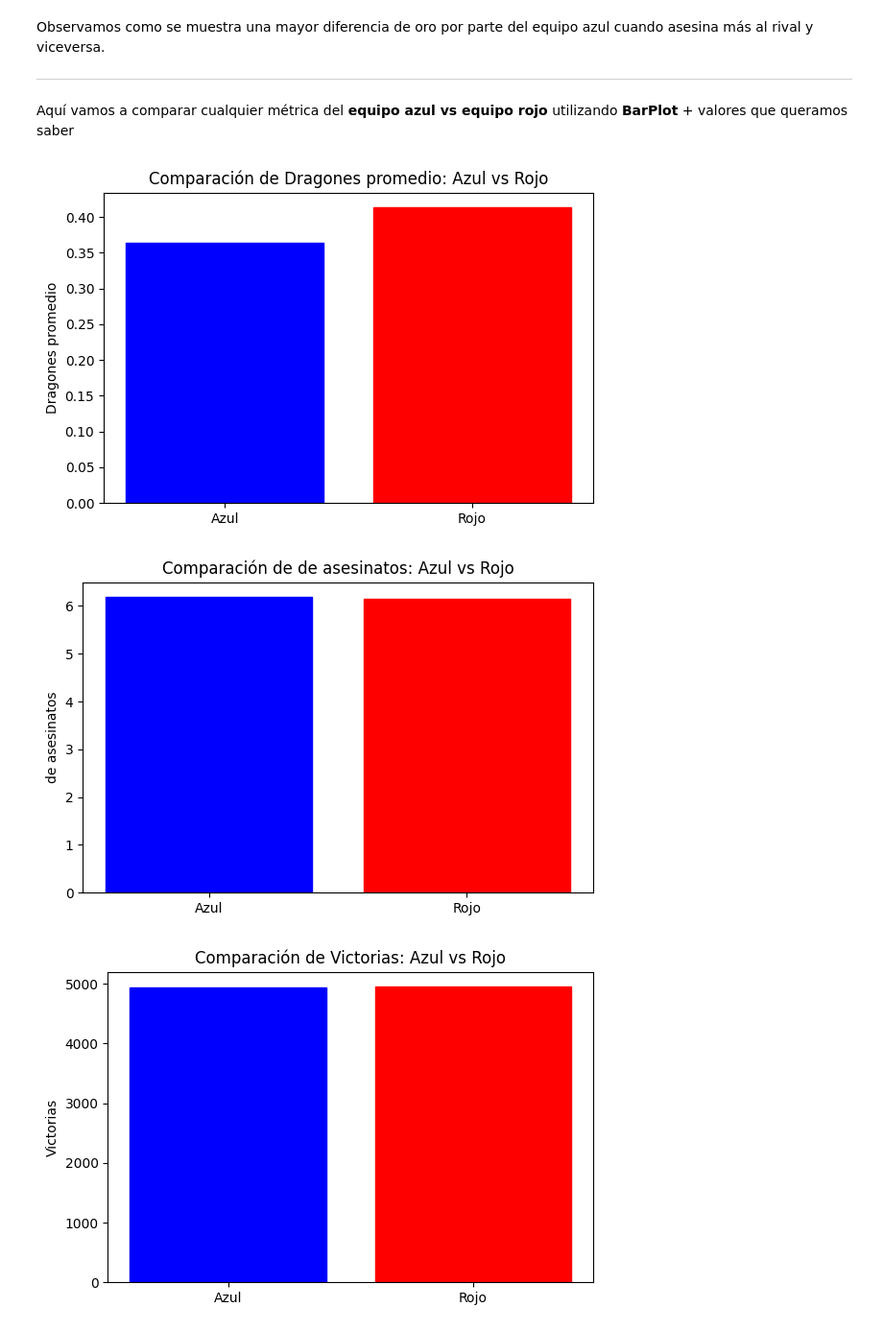
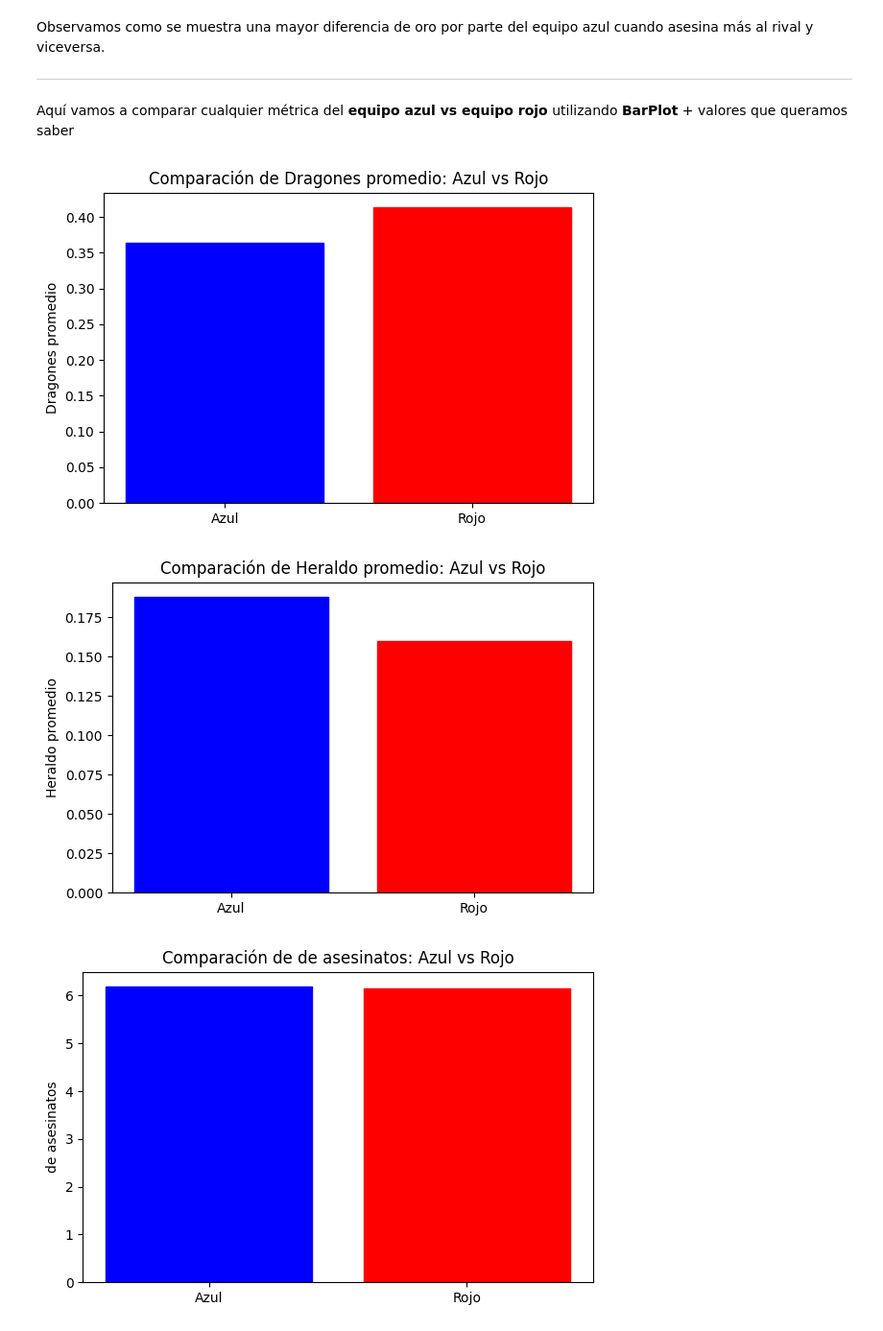
Before and after one commit to JuanJoseRP94/Proyecto1_Juancho, a Jupyter notebook: notebooks/eda.ipynb, the cells around one changed output. Shown at 96% size. Saved outputs shown, nothing was run; the diff lists cells and outputs as text; code cells hidden in the pictures.

```diff
--- a/notebooks/eda.ipynb
+++ b/notebooks/eda.ipynb
@@ -111,32 +123,40 @@ from src.viz import plot_team_comparison
 # Vamos a comparar qué equipo suele matar a más dragones
 plot_team_comparison(
     df,
     'blueDragons',
     'redDragons',
     'Dragones promedio',
     'mean'
 )
 
+# Vamos a comparar qué equipo suele matar a más Heraldo
+plot_team_comparison(
+    df,
+    'blueHeralds',
+    'redHeralds',
+    'Heraldo promedio',
+    'mean'
+)
 # Compararemos también quien suele matar más
 plot_team_comparison(
     df,
     'blueKills',
     'redKills',
     'de asesinatos',
     'mean'
 )
 
 # Y por último la media de victorias, comprobemos qué equipo suele ganar más
 df = create_win_features(df)
 
 plot_team_comparison(
     df,
     'blueWins',
     'redWins',
     'Victorias',
     'sum'
 )
 # %% [output]
 [figure]
-[figure, old version]
+[figure, new version]
-[figure, old version]
+[figure, new version]
```
Also changed, not shown: parts of 6 cells of this notebook, 4 other files.
